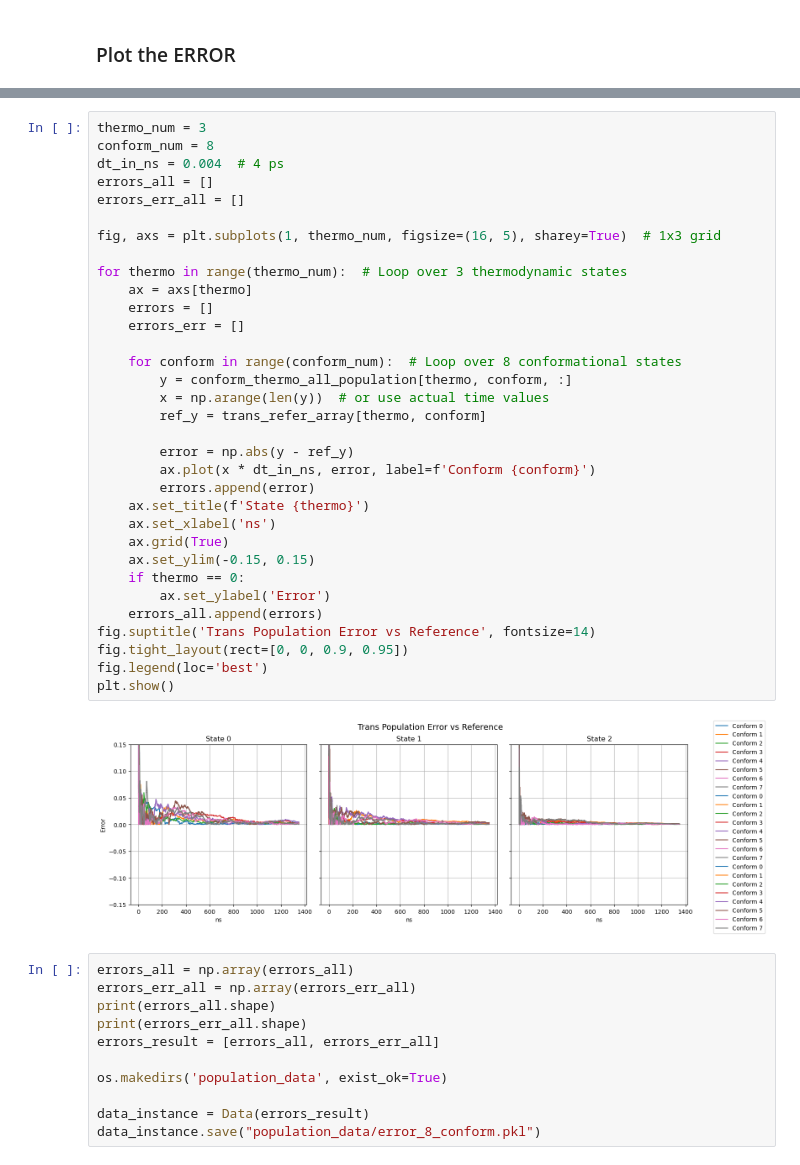
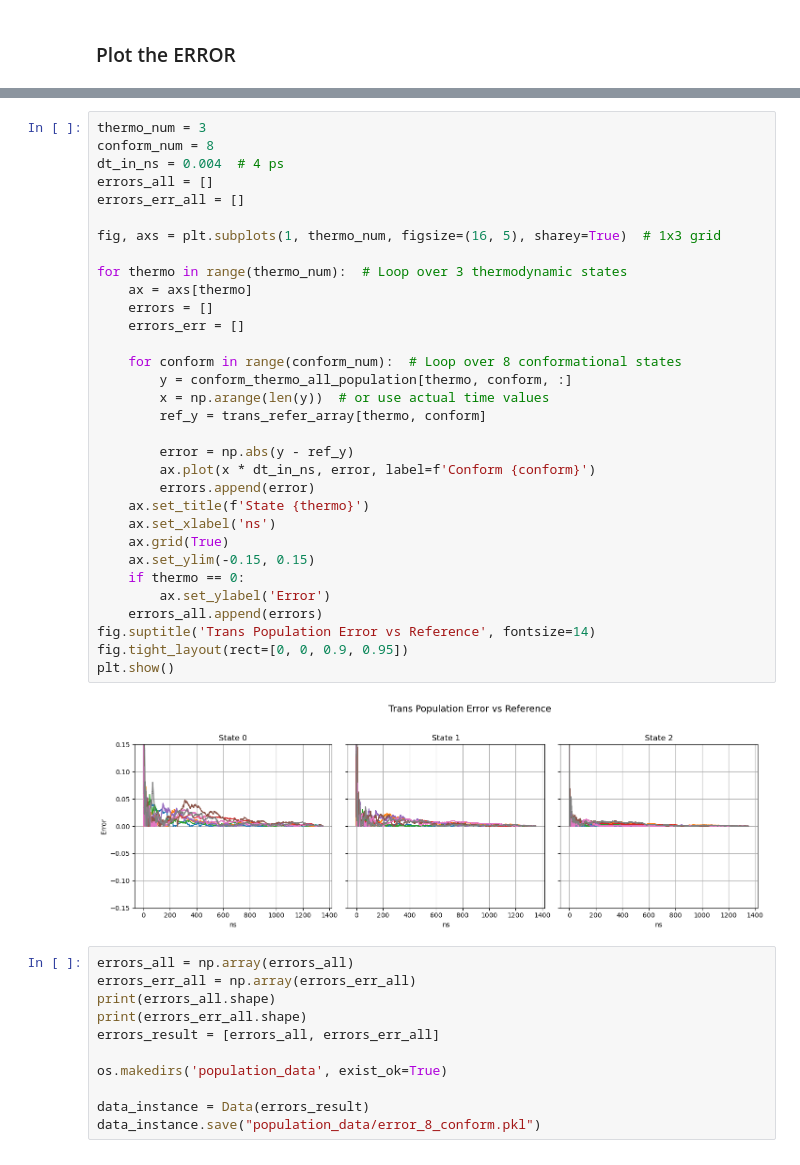
Before and after one commit to starwingc/peptoid_ESM, a Jupyter notebook: REDs/analysis/cistrans_8_comform_population.ipynb, the cells around one changed output, grey strips where cells are left out. Saved outputs shown, nothing was run; the diff lists cells and outputs as text.

```diff
--- a/REDs/analysis/cistrans_8_comform_population.ipynb
+++ b/REDs/analysis/cistrans_8_comform_population.ipynb
@@ -379,35 +400,34 @@ conform_num = 8
 dt_in_ns = 0.004  # 4 ps
 errors_all = []
 errors_err_all = []
 
 fig, axs = plt.subplots(1, thermo_num, figsize=(16, 5), sharey=True)  # 1x3 grid
 
 for thermo in range(thermo_num):  # Loop over 3 thermodynamic states
     ax = axs[thermo]
     errors = []
     errors_err = []
 
     for conform in range(conform_num):  # Loop over 8 conformational states
         y = conform_thermo_all_population[thermo, conform, :]
         x = np.arange(len(y))  # or use actual time values
         ref_y = trans_refer_array[thermo, conform]
 
         error = np.abs(y - ref_y)
         ax.plot(x * dt_in_ns, error, label=f'Conform {conform}')
         errors.append(error)
     ax.set_title(f'State {thermo}')
     ax.set_xlabel('ns')
     ax.grid(True)
     ax.set_ylim(-0.15, 0.15)
     if thermo == 0:
         ax.set_ylabel('Error')
     errors_all.append(errors)
 fig.suptitle('Trans Population Error vs Reference', fontsize=14)
 fig.tight_layout(rect=[0, 0, 0.9, 0.95])
-fig.legend(loc='best')
 plt.show()
 # %% [output]
-[figure, old version]
+[figure, new version]
 # %%
 errors_all = np.array(errors_all)
 errors_err_all = np.array(errors_err_all)
```
Also changed, not shown: parts of 5 cells of this notebook, 3 other files.
